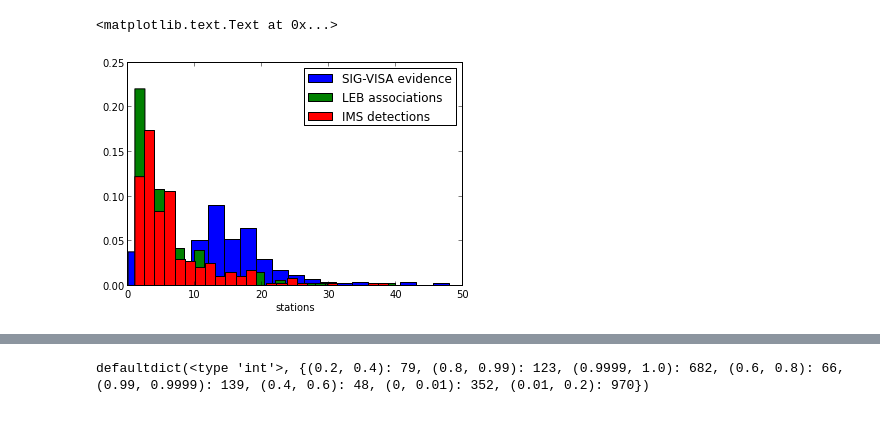
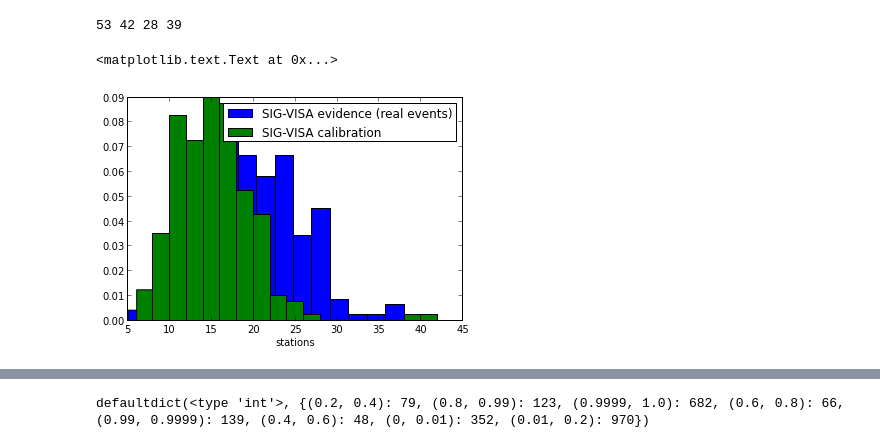
Before and after one commit to davmre/sigvisa, a Jupyter notebook: sigvisa model sensitivity.ipynb, the cells around one changed output, grey strips where cells are left out. Drawn from its saved outputs; the diff is of its cells as text; code cells hidden in the pictures.

```diff
--- a/sigvisa model sensitivity.ipynb
+++ b/sigvisa model sensitivity.ipynb
@@ -28,15 +43,0 @@ for evid in evids:
-# %%
-missing_pairs_valid = []
-for (evid, sta) in missing_pairs:
-    if len(logodds_dict[evid]) > 0:
-        missing_pairs_valid.append((evid, sta))
-
-missing_pairs_reallyvalid = []
-for (evid, sta) in missing_pairs_valid:
-    if len(calibration[sta]) > 0:
-        missing_pairs_reallyvalid.append((evid, sta))
-
-f = open('missing_events.sh', 'w')
-for (evid, sta) in missing_pairs_reallyvalid:
-    f.write("python experiments/logodds_event_sta.py -e %d  -s %s --run_name=everything --run_iteration=2 --phases=P --template_model=param --wiggle_family=dummy\n" % (evid, sta))
-f.close()
@@ -114,0 +152,18 @@ print np.max(rcounts.values())
+# %%
+for sta in biased_stations:
+    try:
+        del logodds_dict[sta]
+    except KeyError:
+        pass
+    try:
+        del calibration_dict[sta]
+    except KeyError:
+        pass
+# %%
+# find poorly calibrated stations
+uncalibrated = []
+for sta in unbiased_stations:
+    median_logodds = np.median(sta_logodds_calib[sta])
+    if median_logodds > 0:
+        uncalibrated.append(sta)
+        print sta, median_logodds
@@ -180,17 +341,23 @@ calib_assoc, calib_passoc, calib_ims, calib_leb, calib_sel3 = tally_results(cali
+# %%
+real = real40
+calib=calib40
+
+print real50['assoc'][5393637], real50['ims'][5393637], real50['sel3'][5393637], real50['leb'][5393637]
+# %% [output]
+53 42 28 39
 # %%
 from sigvisa.plotting.histogram import plot_histogram
 
 figure()
 ax=gca()
-plot_histogram(real_assoc.values(), axes=ax, label='SIG-VISA evidence', draw_stats=False, normed=True)
-plot_histogram([v for v in real_leb.values() if v > 0], axes=ax, label='LEB associations', draw_stats=False, normed=True)
+plot_histogram(real40['assoc'].values(), axes=ax, label='SIG-VISA evidence (real events)', draw_stats=False, normed=True)
+plot_histogram(calib40['assoc'].values(), axes=ax, label='SIG-VISA calibration', draw_stats=False, normed=True)
 
-plot_histogram(real_ims.values(), axes=ax, label='IMS detections', draw_stats=False, normed=True)
-
+#plot_histogram([v for v in calib_ims.values() if v > 0], axes=ax, label='IMS detections', draw_stats=False, normed=True)
 ax.legend()
 
-gca().set_xlim([-0, 50])
+#gca().set_xlim([0, 50])
 ax.set_xlabel('stations')
 # %% [output]
 <matplotlib.text.Text at 0x...>
-[figure, old version]
+[figure, new version]
```
Also changed, not shown: parts of 25 cells of this notebook, 8 other files.
